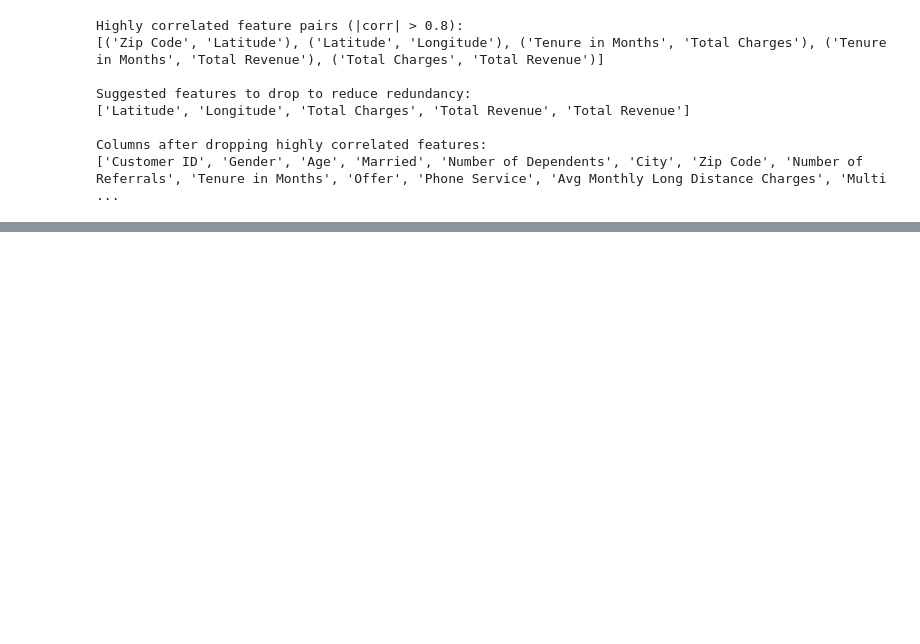
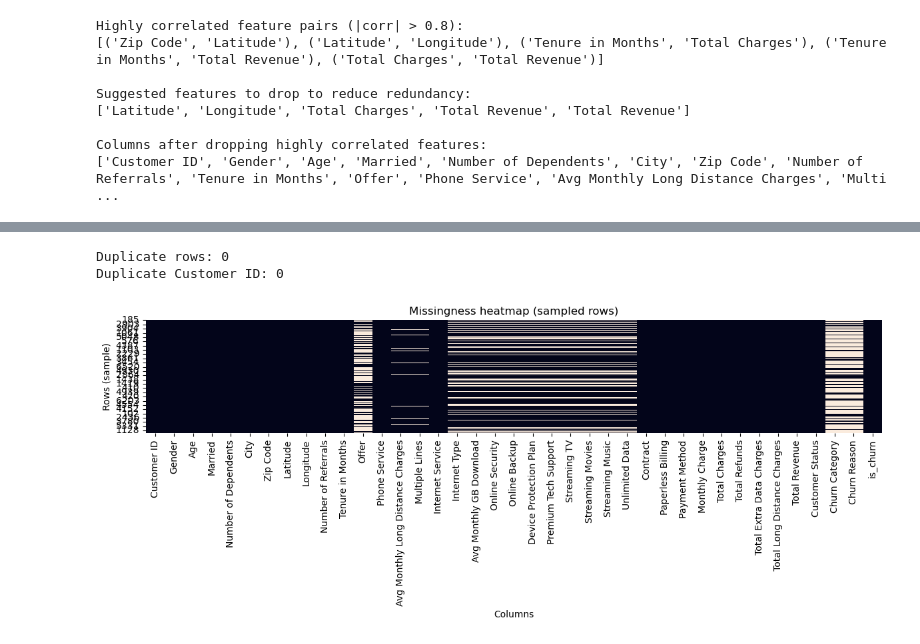
Before and after one commit to ahmeddraza/Customer-Churn-Prediction, a Jupyter notebook: notebooks/eda.ipynb, the cells around one changed output, grey strips where cells are left out. Saved outputs shown, nothing was run; the diff lists cells and outputs as text; code cells hidden in the pictures; blank space fills up the shorter version.

```diff
--- a/notebooks/eda.ipynb
+++ b/notebooks/eda.ipynb
@@ -345,3 +345,12 @@ Suggested features to drop to reduce redundancy:
 
 Columns after dropping highly correlated features:
 ['Customer ID', 'Gender', 'Age', 'Married', 'Number of Dependents', 'City', 'Zip Code', 'Number of Referrals', 'Tenure in Months', 'Offer', 'Phone Service', 'Avg Monthly Long Distance Charges', 'Multi ...
+# %%
+# Target + churn rate
+status = df["Customer Status"].astype(str).str.strip().str.lower()
+df["is_churn"] = (status == "churned").astype(int)
+
+print("Customer Status counts:")
+print(df["Customer Status"].value_counts(dropna=False))
+
+print("\nChurn rate (%):", round(df["is_churn"].mean() * 100, 2))
@@ -347,0 +392,26 @@ Columns after dropping highly correlated features:
+# %%
+#Duplicates
+print("Duplicate rows:", int(df.duplicated().sum()))
+
+if "Customer ID" in df.columns:
+    print("Duplicate Customer ID:", int(df["Customer ID"].duplicated().sum()))
+    # Show a few duplicate IDs if any
+    dup_ids = df.loc[df["Customer ID"].duplicated(keep=False), "Customer ID"]
+    if not dup_ids.empty:
+        print("\nExample duplicate Customer IDs:")
+        print(dup_ids.value_counts().head(10))
+# %% [output]
+Duplicate rows: 0
+Duplicate Customer ID: 0
+# %%
+sample = df.sample(n=min(len(df), 2000), random_state=42)
+
+plt.figure(figsize=(12, 5))
+sns.heatmap(sample.isna(), cbar=False)
+plt.title("Missingness heatmap (sampled rows)")
+plt.xlabel("Columns")
+plt.ylabel("Rows (sample)")
+plt.tight_layout()
+plt.show()
+# %% [output]
+[figure, added]
```
Also changed, not shown: parts of 4 cells of this notebook, 1 other file.
